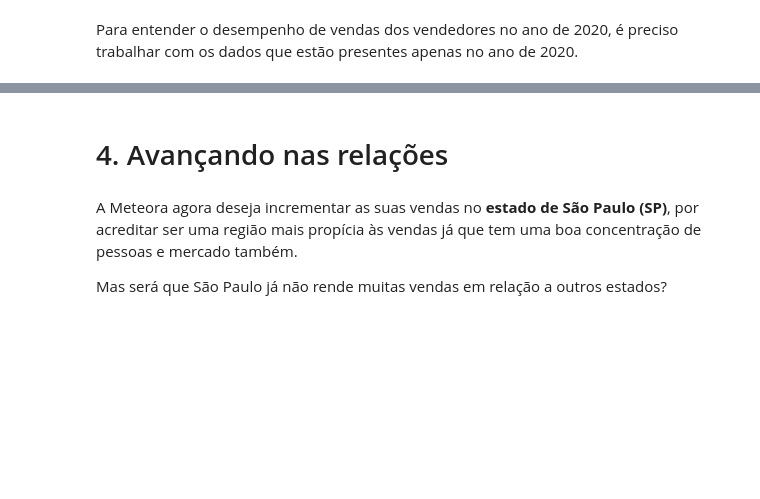
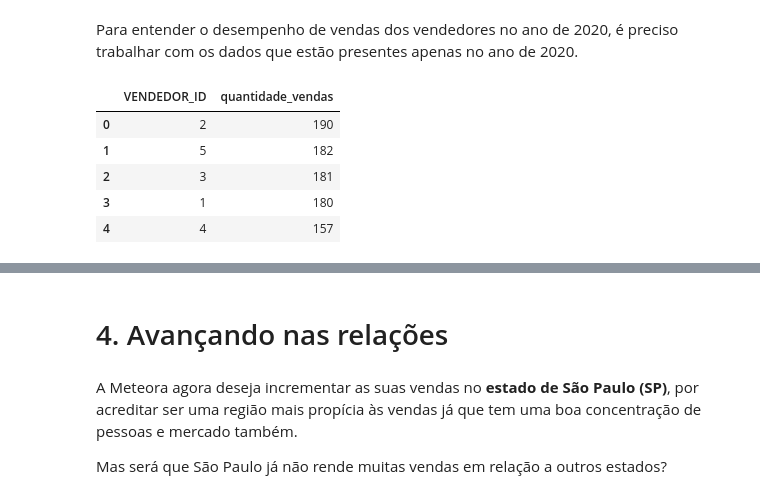
Before and after one commit to Benefrancis/sql-python, a Jupyter notebook: sql_mariadb_meteora.ipynb, the cells around one changed output, grey strips where cells are left out. Saved outputs shown, nothing was run; the diff lists cells and outputs as text; code cells hidden in the pictures; blank space fills up the shorter version.

```diff
--- a/sql_mariadb_meteora.ipynb
+++ b/sql_mariadb_meteora.ipynb
@@ -213,2 +194,18 @@ memory usage: 958.2+ KB
 # %% [markdown]
 Para entender o desempenho de vendas dos vendedores no ano de 2020, é preciso trabalhar com os dados que estão presentes apenas no ano de 2020.
+# %%
+query = '''SELECT PEDIDOS.VENDEDOR_ID, COUNT(*) AS quantidade_vendas
+FROM PEDIDOS
+JOIN ITENS_PEDIDOS ON ITENS_PEDIDOS.PEDIDO_ID = PEDIDOS.PEDIDO_ID
+WHERE ITENS_PEDIDOS.ESTADO = 'BR-SP'
+GROUP BY PEDIDOS.VENDEDOR_ID
+ORDER BY quantidade_vendas DESC;
+'''
+sql_df(query)
+# %% [output]
+|  | VENDEDOR_ID | quantidade_vendas |
+| 0 | 2 | 190 |
+| 1 | 5 | 182 |
+| 2 | 3 | 181 |
+| 3 | 1 | 180 |
+| 4 | 4 | 157 |
```
Also changed, not shown: parts of 13 cells of this notebook.
